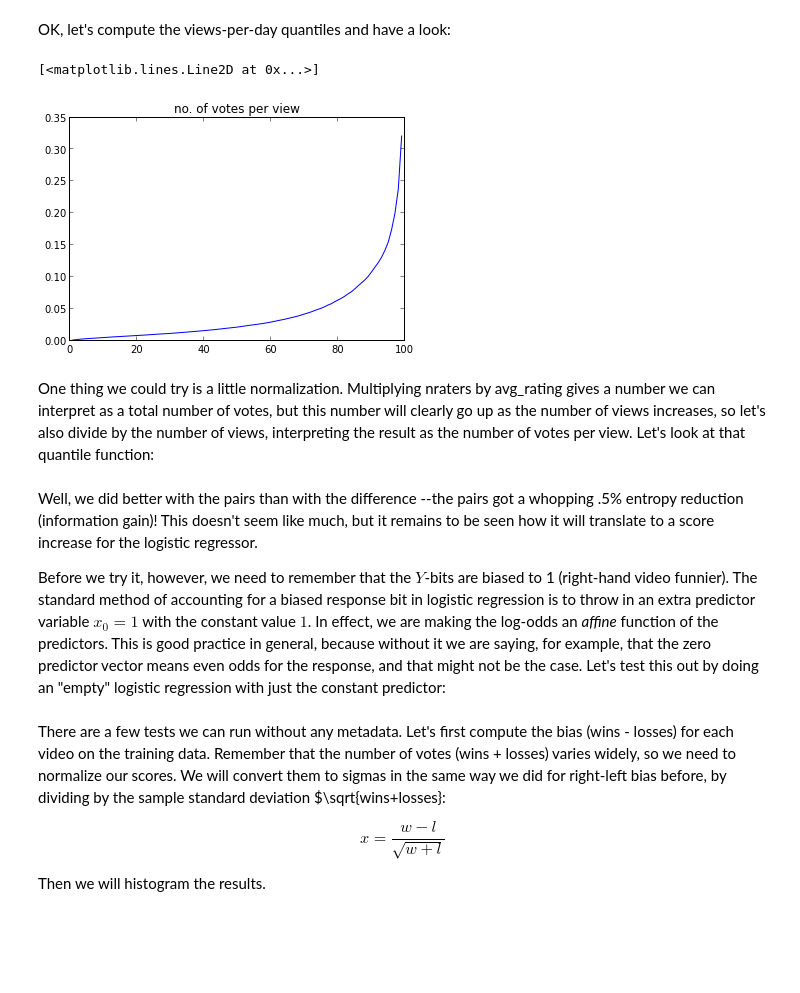
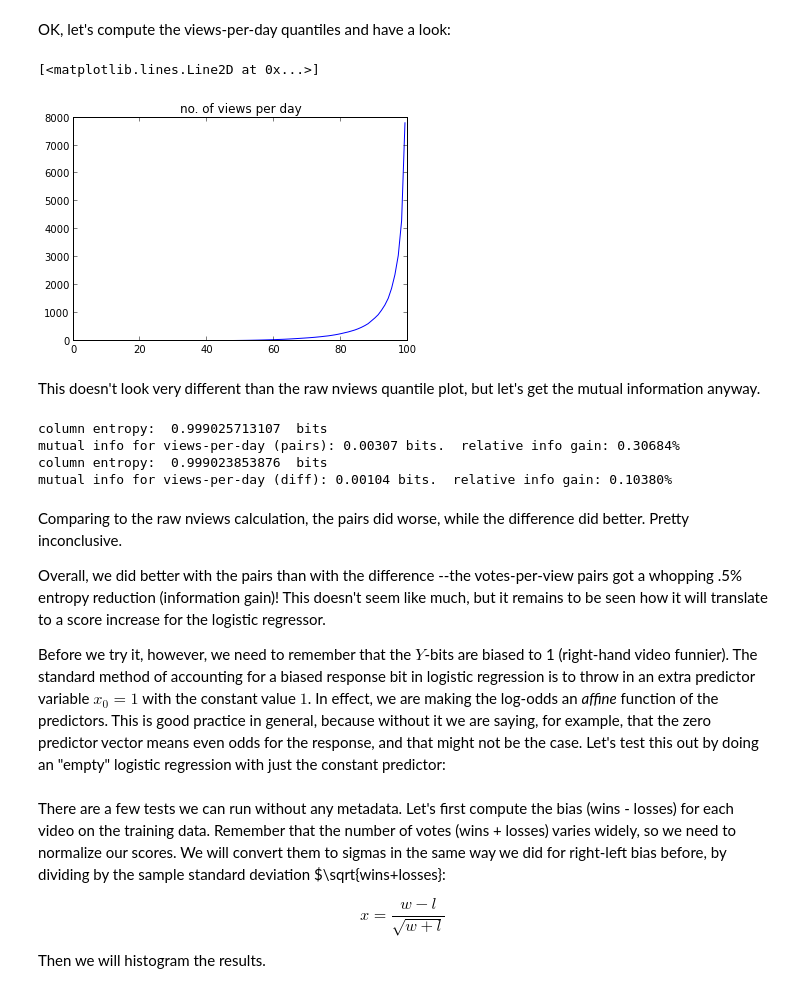
Before and after one commit to dmgoldschmidt/code, a Jupyter notebook: Course_Notes_scratch.ipynb, the cells around one changed output. Saved outputs shown, nothing was run; the diff lists cells and outputs as text; code cells hidden in the pictures; blank space fills up the shorter version.

```diff
--- a/Course_Notes_scratch.ipynb
+++ b/Course_Notes_scratch.ipynb
@@ -678,6 +678,6 @@ Unfortunately, it turns out to be rather difficult to get the metadata from yout
 # %%
 import pandas as pd
-metadata = pd.read_csv('metadata.csv',index_col='id')
+metadata = pd.read_csv('metadata0.csv',index_col='id')
 print metadata
 metadata.describe()
 # %% [output]
@@ -908,18 +905,31 @@ OK, let's compute the views-per-day quantiles and have a look:
 # %%
 ndays = [days_from(metadata['date'][i]) for i in range(0,len(metadata['date']))]
 views_per_day = (data['nviews']/ndays).dropna()
-nvotes_qtiles = [nvotes.quantile(x) for x in arange(0,1,.01)]
+vpd_qtiles = [views_per_day.quantile(x) for x in arange(0,1,.01)]
 fig1 = figure()
 ax1 = fig1.add_subplot(1,1,1)
-ax1.set_title('no. of votes per view')
-ax1.plot(nvotes_qtiles)
+ax1.set_title('no. of views per day')
+ax1.plot(vpd_qtiles)
 # %% [output]
 [<matplotlib.lines.Line2D at 0x...>]
-[figure, old version]
+[figure, new version]
-# %% [markdown]
-One thing we could try is  a little normalization.  Multiplying nraters by avg_rating gives a number we can interpret as a total number of votes, but this number will clearly go up as the number of views increases, so let's also divide by the number of views, interpreting the result as the number of votes per view.  Let's look at that quantile function:
+# %% [markdown]
+This doesn't look very different than the raw nviews quantile plot, but let's get the mutual information anyway.
+# %%
+table = get_contingency_tables(views_per_day,vpd_qtiles,20)
+mut_info = mutual_info(table[0])
+print "mutual info for views-per-day (pairs): %.5f bits.  relative info gain: %.5f%%" % (mut_info[0]/log(2),100*mut_info[1])
+mut_info = mutual_info(table[1])
+print "mutual info for views-per-day (diff): %.5f bits.  relative info gain: %.5f%%" % (mut_info[0]/log(2),100*mut_info[1])
+# %% [output]
+column entropy:  0.999025713107  bits
+mutual info for views-per-day (pairs): 0.00307 bits.  relative info gain: 0.30684%
+column entropy:  0.999023853876  bits
+mutual info for views-per-day (diff): 0.00104 bits.  relative info gain: 0.10380%
 # %% [markdown]
-Well, we did better with the pairs than with the difference --the pairs got a whopping .5% entropy reduction (information gain)!  This doesn't seem like much, but it remains to be seen how it will translate to a score increase for the logistic regressor.
+Comparing to the raw nviews calculation, the pairs did worse, while the difference did better.  Pretty inconclusive.
+
+Overall, we did better with the pairs than with the difference --the votes-per-view pairs got a whopping .5% entropy reduction (information gain)!  This doesn't seem like much, but it remains to be seen how it will translate to a score increase for the logistic regressor.
 
 Before we try it, however, we need to remember that the $Y$-bits are biased to 1 (right-hand video funnier).  The standard method of accounting for a biased response bit in logistic regression is to throw in an extra predictor variable $x_0 = 1$ with the constant value $1$.  In effect, we are making the log-odds an *affine* function of the predictors.  This is good practice in general, because without it we are saying, for example, that the zero predictor vector means even odds for the response, and that might not be the case.  Let's test this out by doing an "empty" logistic regression with just the constant predictor:
 # %% [markdown]
```
Also changed, not shown: parts of 3 cells of this notebook.
